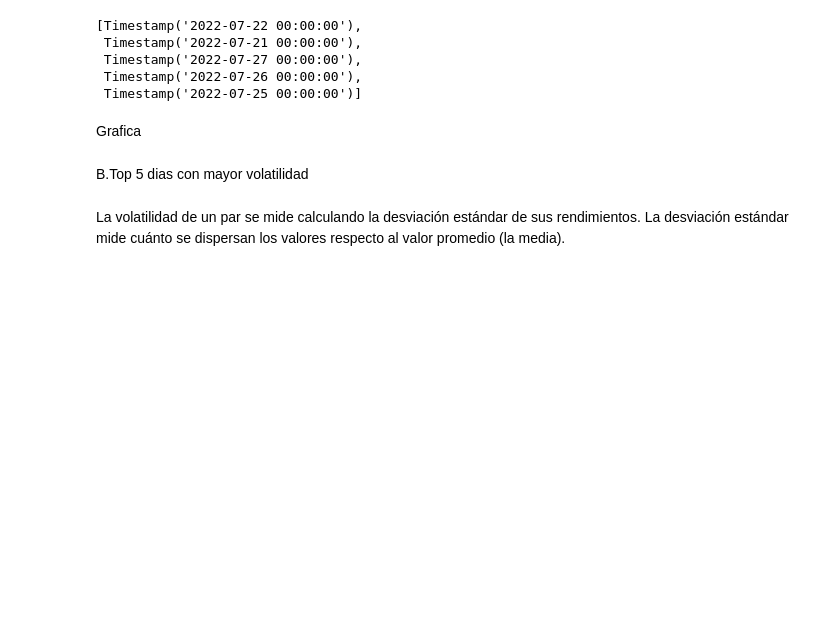
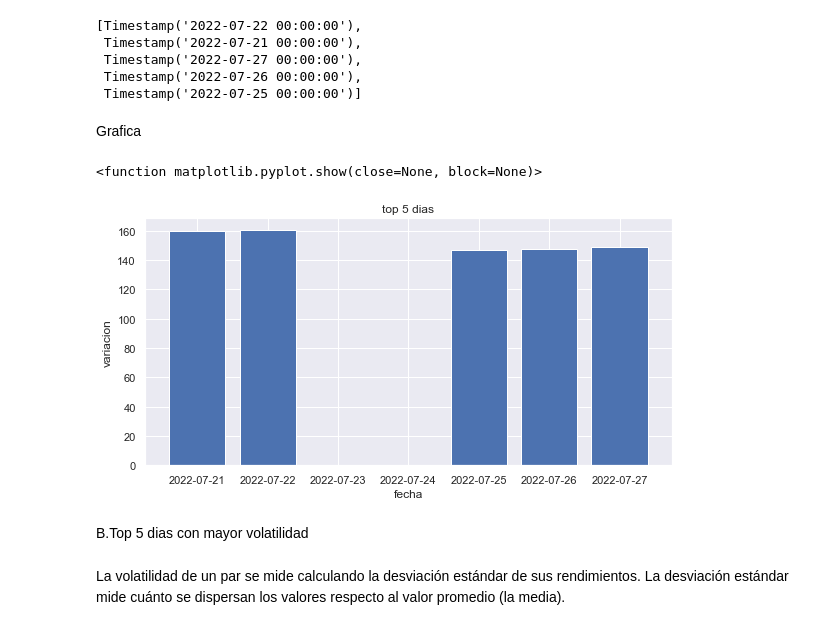
Before and after one commit to jeanApi/Proyecto_DolarBlue-DolarOficial, a Jupyter notebook: PI.ipynb, the cells around one changed output. Drawn from its saved outputs; the diff is of its cells as text; code cells hidden in the pictures; blank space fills up the shorter version.

```diff
--- a/PI.ipynb
+++ b/PI.ipynb
@@ -256,15 +260,21 @@ Grafica
 # %%
 #Grafica de barras para volatilidad
 #Generamos los datos
 n = 5 # top 5 dias
-x= lista[:n]
-y=[]
-for i,v in enumerate(vol.index[:n]):
-    y.append(datos.Usd_blue[v])
+x= fecha
+y=lista1[:5]
 
 ## Creamos Gráfica
 plt.bar(x,y)
+plt.gcf().set_size_inches(8,4)
+plt.tight_layout()
+plt.ylabel('variacion')
+plt.xlabel('fecha')
+plt.title('top 5 dias')
 plt.show
+# %% [output]
+<function matplotlib.pyplot.show(close=None, block=None)>
+[figure, added]
 # %% [markdown]
 B.Top 5 dias con mayor volatilidad
 # %% [markdown]
```
Also changed, not shown: parts of 29 cells of this notebook, 1 other file.
